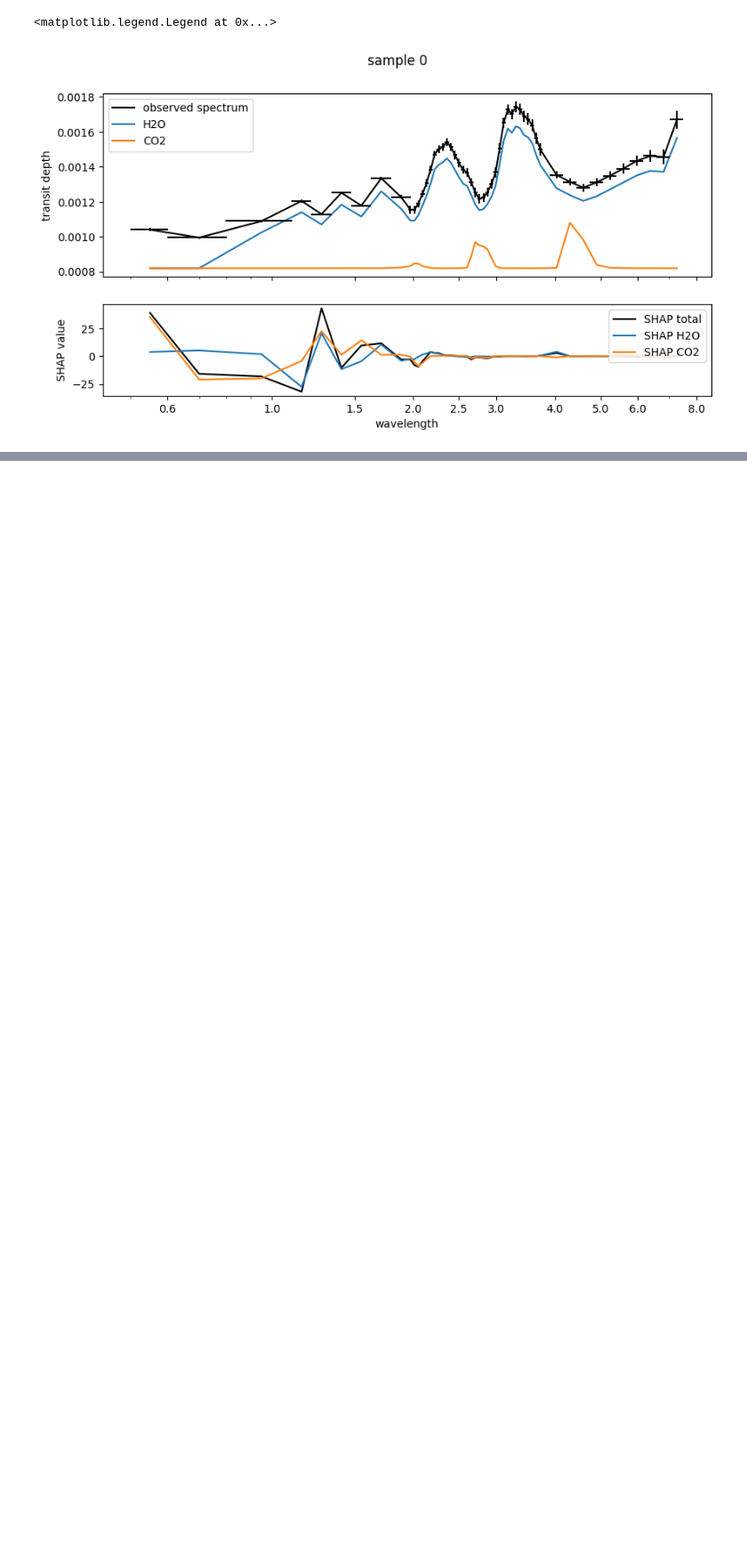
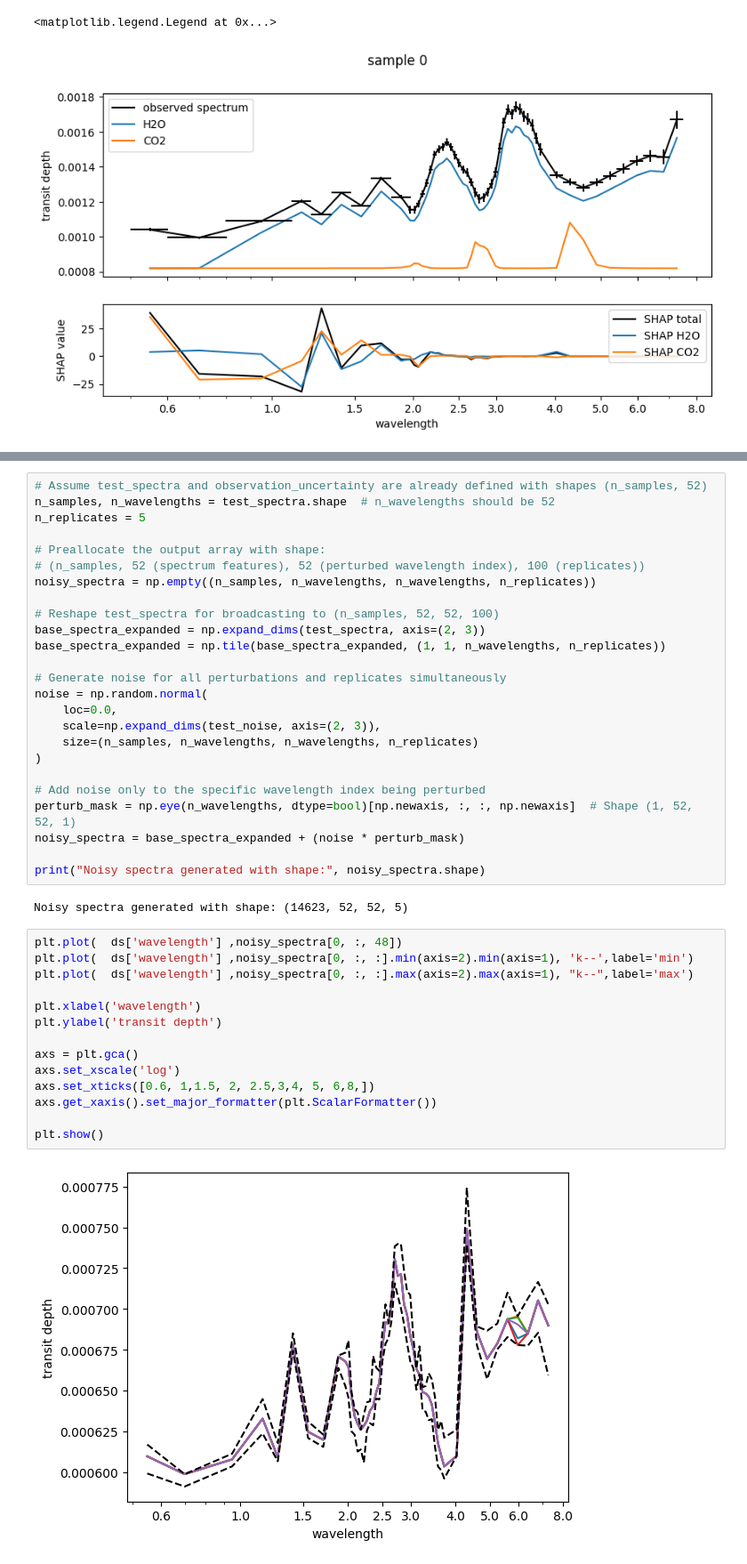
Before and after one commit to Jools-Clarke/SpeciesRetrieval, a Jupyter notebook: data_loader.ipynb, the cells around one changed output, grey strips where cells are left out. Shown at 89% size. Cells and saved outputs as stored; diff of their text form; blank space fills up the shorter version.

Commit message:
implimented noise pertubation array making

```diff
--- a/data_loader.ipynb
+++ b/data_loader.ipynb
@@ -464,0 +498,43 @@ ax.legend()
+# %%
+# Assume test_spectra and observation_uncertainty are already defined with shapes (n_samples, 52)
+n_samples, n_wavelengths = test_spectra.shape  # n_wavelengths should be 52
+n_replicates = 5
+
+# Preallocate the output array with shape:
+# (n_samples, 52 (spectrum features), 52 (perturbed wavelength index), 100 (replicates))
+noisy_spectra = np.empty((n_samples, n_wavelengths, n_wavelengths, n_replicates))
+
+# Reshape test_spectra for broadcasting to (n_samples, 52, 52, 100)
+base_spectra_expanded = np.expand_dims(test_spectra, axis=(2, 3))
+base_spectra_expanded = np.tile(base_spectra_expanded, (1, 1, n_wavelengths, n_replicates))
+
+# Generate noise for all perturbations and replicates simultaneously
+noise = np.random.normal(
+    loc=0.0,
+    scale=np.expand_dims(test_noise, axis=(2, 3)),
+    size=(n_samples, n_wavelengths, n_wavelengths, n_replicates)
+)
+
+# Add noise only to the specific wavelength index being perturbed
+perturb_mask = np.eye(n_wavelengths, dtype=bool)[np.newaxis, :, :, np.newaxis]  # Shape (1, 52, 52, 1)
+noisy_spectra = base_spectra_expanded + (noise * perturb_mask)
+
+print("Noisy spectra generated with shape:", noisy_spectra.shape)
+# %% [output]
+Noisy spectra generated with shape: (14623, 52, 52, 5)
+# %%
+plt.plot(  ds['wavelength'] ,noisy_spectra[0, :, 48])
+plt.plot(  ds['wavelength'] ,noisy_spectra[0, :, :].min(axis=2).min(axis=1), 'k--',label='min')
+plt.plot(  ds['wavelength'] ,noisy_spectra[0, :, :].max(axis=2).max(axis=1), "k--",label='max')
+
+plt.xlabel('wavelength')
+plt.ylabel('transit depth')
+
+axs = plt.gca()
+axs.set_xscale('log')
+axs.set_xticks([0.6, 1,1.5, 2, 2.5,3,4, 5, 6,8,])
+axs.get_xaxis().set_major_formatter(plt.ScalarFormatter())
+
+plt.show()
+# %% [output]
+[figure, added]
```
Also changed, not shown: parts of 3 cells of this notebook.
